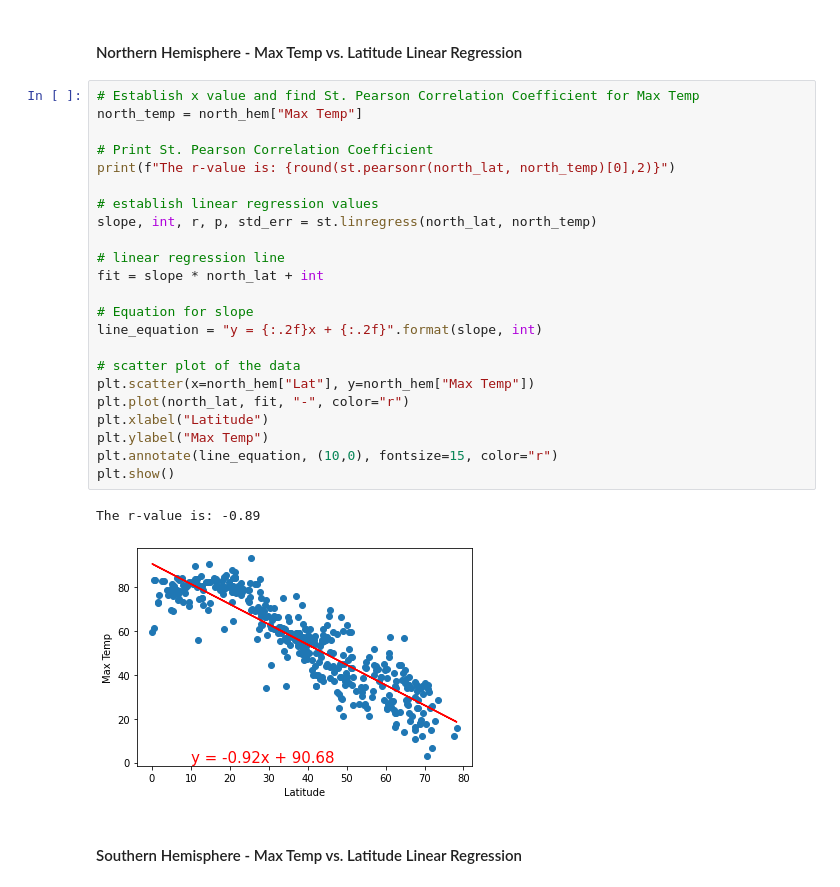
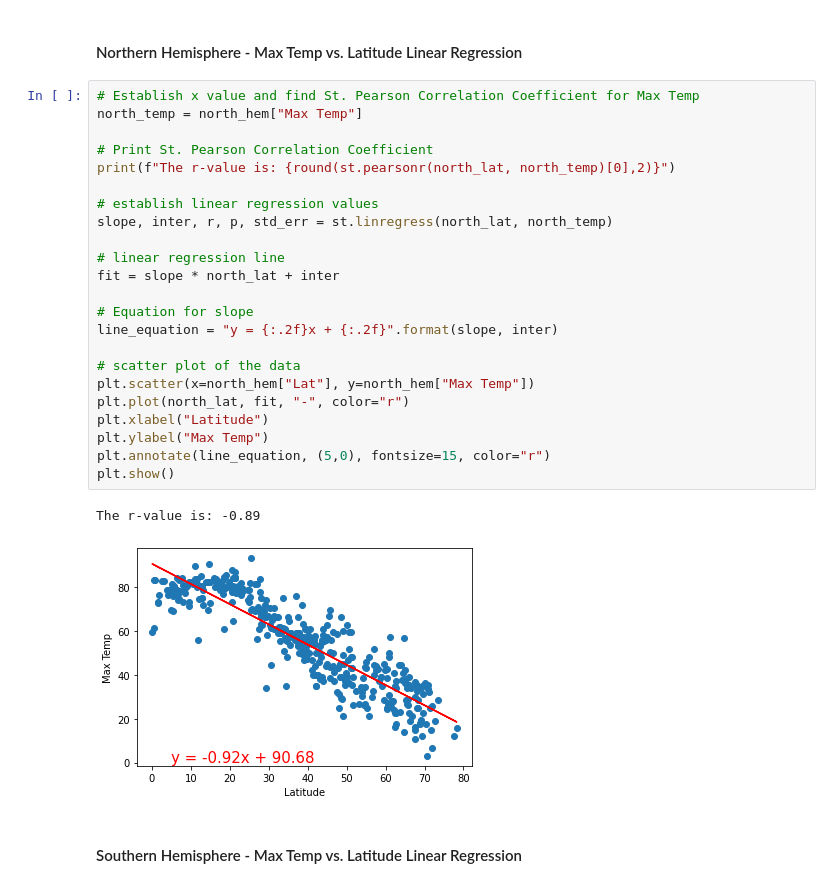
Before and after one commit to ClovisL/python-api-challenge, a Jupyter notebook: WeatherPy/WeatherPy.ipynb, the cells around one changed output. Drawn from its saved outputs; the diff is of its cells as text.

```diff
--- a/WeatherPy/WeatherPy.ipynb
+++ b/WeatherPy/WeatherPy.ipynb
@@ -258,29 +258,29 @@ south_lat = south_hem["Lat"]
 # %%
 # Establish x value and find St. Pearson Correlation Coefficient for Max Temp
 north_temp = north_hem["Max Temp"]
 
 # Print St. Pearson Correlation Coefficient
 print(f"The r-value is: {round(st.pearsonr(north_lat, north_temp)[0],2)}")
 
 # establish linear regression values
-slope, int, r, p, std_err = st.linregress(north_lat, north_temp)
+slope, inter, r, p, std_err = st.linregress(north_lat, north_temp)
 
 # linear regression line
-fit = slope * north_lat + int
+fit = slope * north_lat + inter
 
 # Equation for slope
-line_equation = "y = {:.2f}x + {:.2f}".format(slope, int)
+line_equation = "y = {:.2f}x + {:.2f}".format(slope, inter)
 
 # scatter plot of the data
 plt.scatter(x=north_hem["Lat"], y=north_hem["Max Temp"])
 plt.plot(north_lat, fit, "-", color="r")
 plt.xlabel("Latitude")
 plt.ylabel("Max Temp")
-plt.annotate(line_equation, (10,0), fontsize=15, color="r")
+plt.annotate(line_equation, (5,0), fontsize=15, color="r")
 plt.show()
 # %% [output]
 The r-value is: -0.89
-[figure, old version]
+[figure, new version]
 # %% [markdown]
 ####  Southern Hemisphere - Max Temp vs. Latitude Linear Regression
 # %%
```
Also changed, not shown: parts of 3 cells of this notebook.
